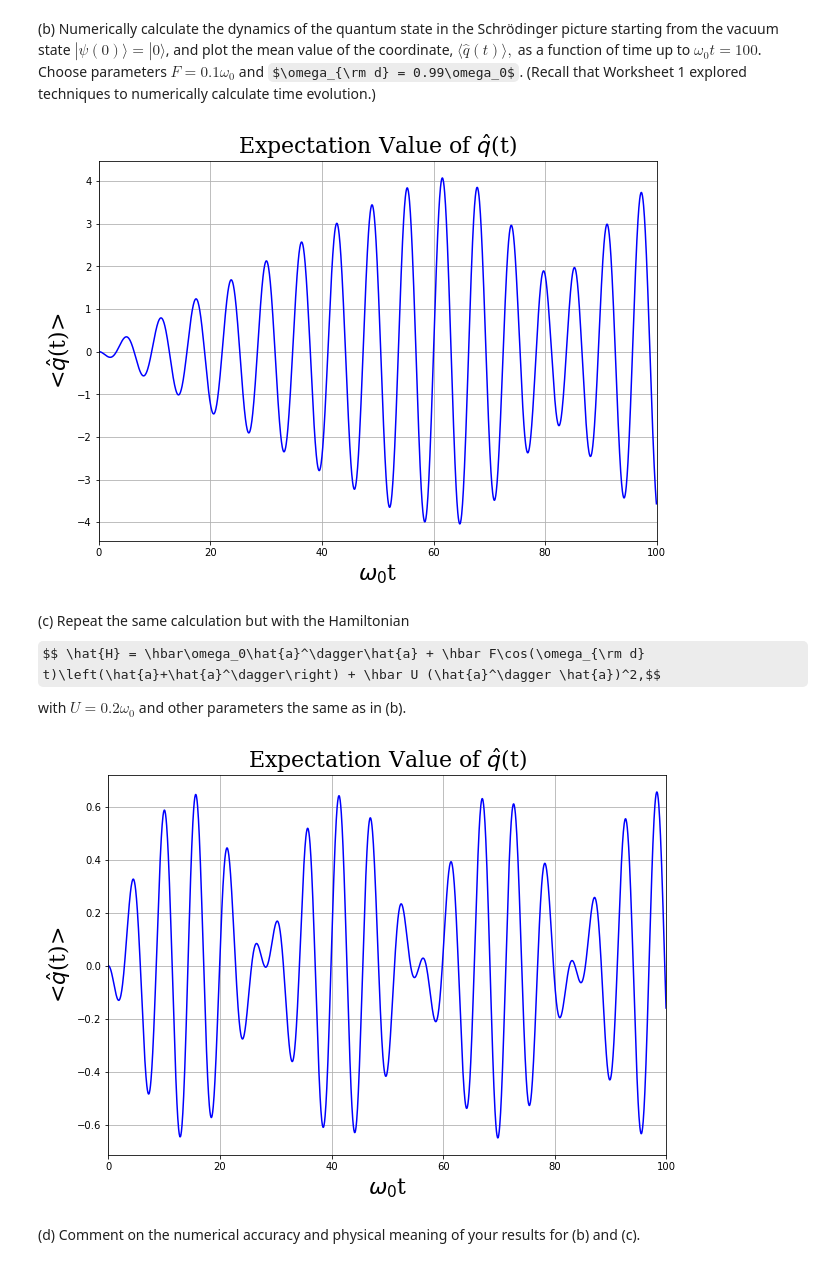
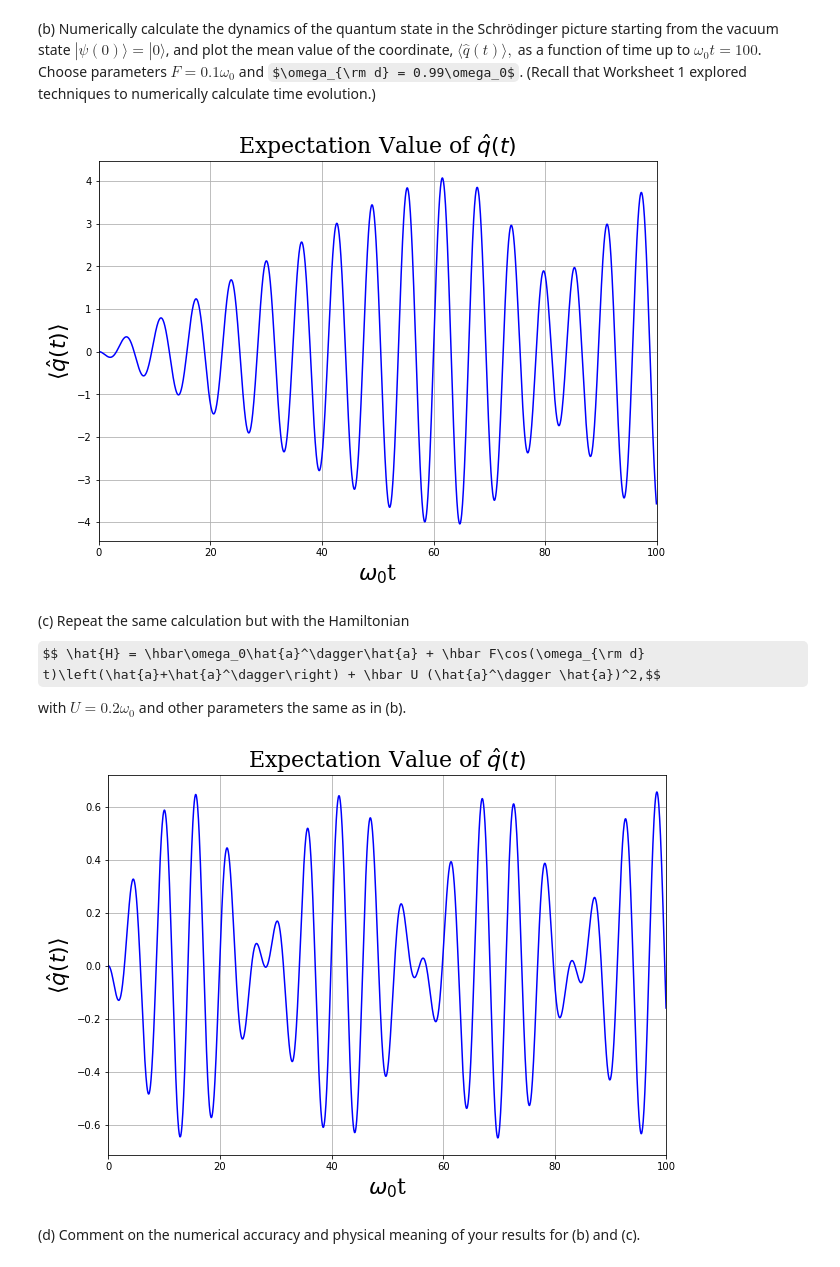
Before and after one commit to stephencollinz/py-learn, a Jupyter notebook: msc/oqs_worksheets/Worksheet_3_no_images.ipynb, the cells around one changed output. Drawn from its saved outputs; the diff is of its cells as text; code cells hidden in the pictures; some formulas as TeX source.

```diff
--- a/msc/oqs_worksheets/Worksheet_3_no_images.ipynb
+++ b/msc/oqs_worksheets/Worksheet_3_no_images.ipynb
@@ -388,37 +394,37 @@ def expectation_value_temporal(max_time, states, state,time_operator,time_interv
     return results
 
 max_wt,interval = 100,0.05
 wt = np.arange(0,max_wt,interval)
 
 
 #initialise the qubit
 d=16
 UP = np.zeros((d,1))
 UP[0] = 1
 phi_t = UP
 
 #reset the results table
 results = np.zeros((int(max_wt/interval),1))
 a = finite_annihilator(d)
 q = 1/np.sqrt(2)*(a+a.T)
 ## iterate over the time buckets
 for i in range(int(max_wt/interval)):
     results[i] = (expectation_value(phi_t,q).real)
     U_t = time_evolution_operator(hamilton_matrix(omega_0=1,omega_d=0.99,t=i*interval,F=0.1,U=0,dim=d),interval)
     phi_t = U_t @ phi_t
 
 def plot_expectation_value(x,y,ylabel,xlabel = '$\omega_0$t',fig_size=(10.0,7.0),plot_grid=True,x_range=[0,100],colour='b'):
     plt.figure(figsize = fig_size)
     plt.plot(x,y,colour)
     plt.xlim(x_range)
     plt.grid(plot_grid)
     plt.xlabel(xlabel, fontdict=font)
-    plt.ylabel('<'+ylabel+'>', fontdict=font)
-    plt.title(f'Expectation Value of {ylabel}',fontdict=font)
+    plt.ylabel('$\langle'+ylabel+'\\rangle$', fontdict=font)
+    plt.title(f'Expectation Value of ${ylabel}$',fontdict=font)
 
-plot_expectation_value(x=wt, y=results, ylabel='$\hat{q}$(t)')
+plot_expectation_value(x=wt, y=results, ylabel='\hat{q}(t)')
 # %% [output]
-[figure, old version]
+[figure, new version]
 # %% [markdown]
 (c) Repeat the same calculation but with the Hamiltonian
 $$ \hat{H} = \hbar\omega_0\hat{a}^\dagger\hat{a} + \hbar F\cos(\omega_{\rm d} t)\left(\hat{a}+\hat{a}^\dagger\right) + \hbar U (\hat{a}^\dagger \hat{a})^2,$$
@@ -437,8 +443,8 @@ for i in range(int(max_wt/interval)):
     U_t = time_evolution_operator(hamilton_matrix(omega_0=1,omega_d=0.99,t=i*interval,F=0.1,U=0.2,dim=d),interval)
     phi_t = U_t @ phi_t
 
-plot_expectation_value(x=wt, y=results, ylabel='$\hat{q}$(t)')
+plot_expectation_value(x=wt, y=results, ylabel='\hat{q}(t)')
 # %% [output]
-[figure, old version]
+[figure, new version]
 # %% [markdown]
 (d) Comment on the numerical accuracy and physical meaning of your results for (b) and (c).
```
Also changed, not shown: parts of 31 cells of this notebook, 1 other file.
